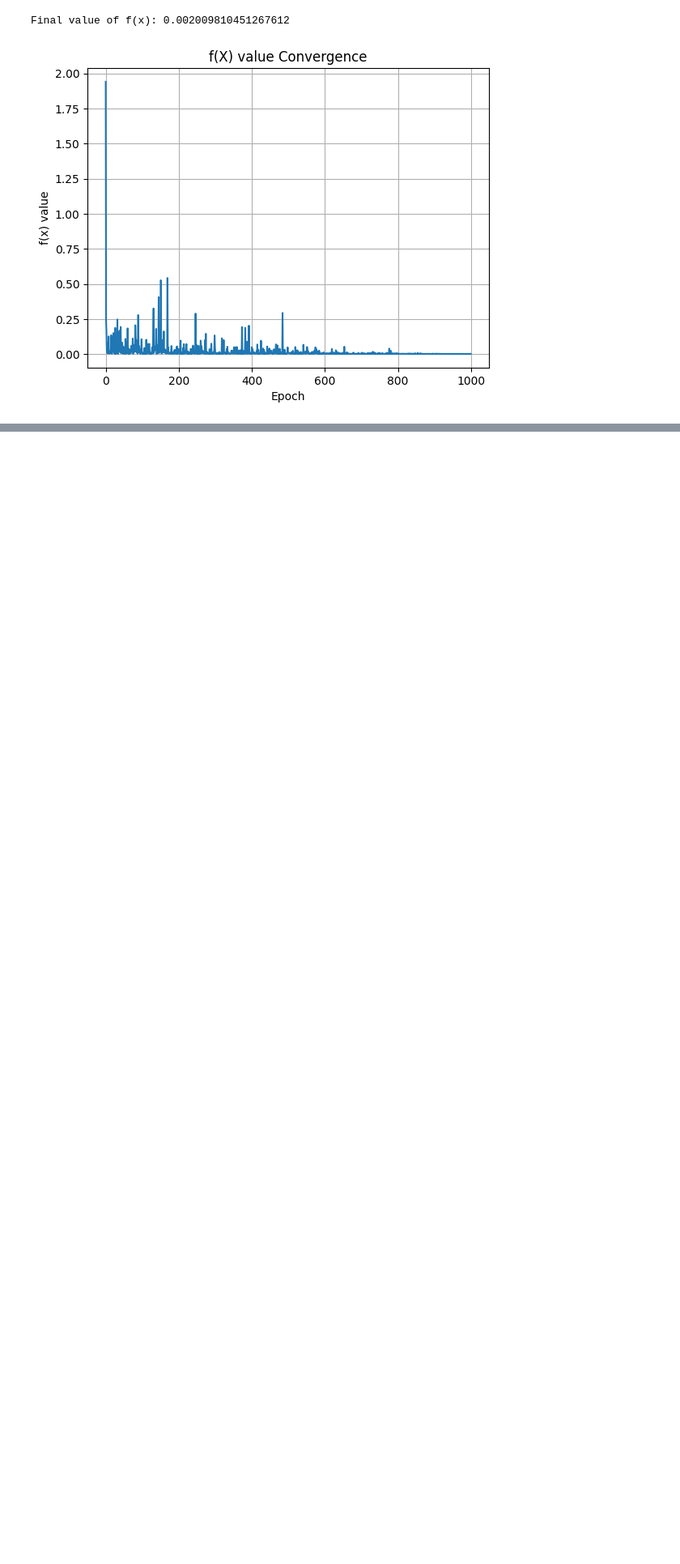
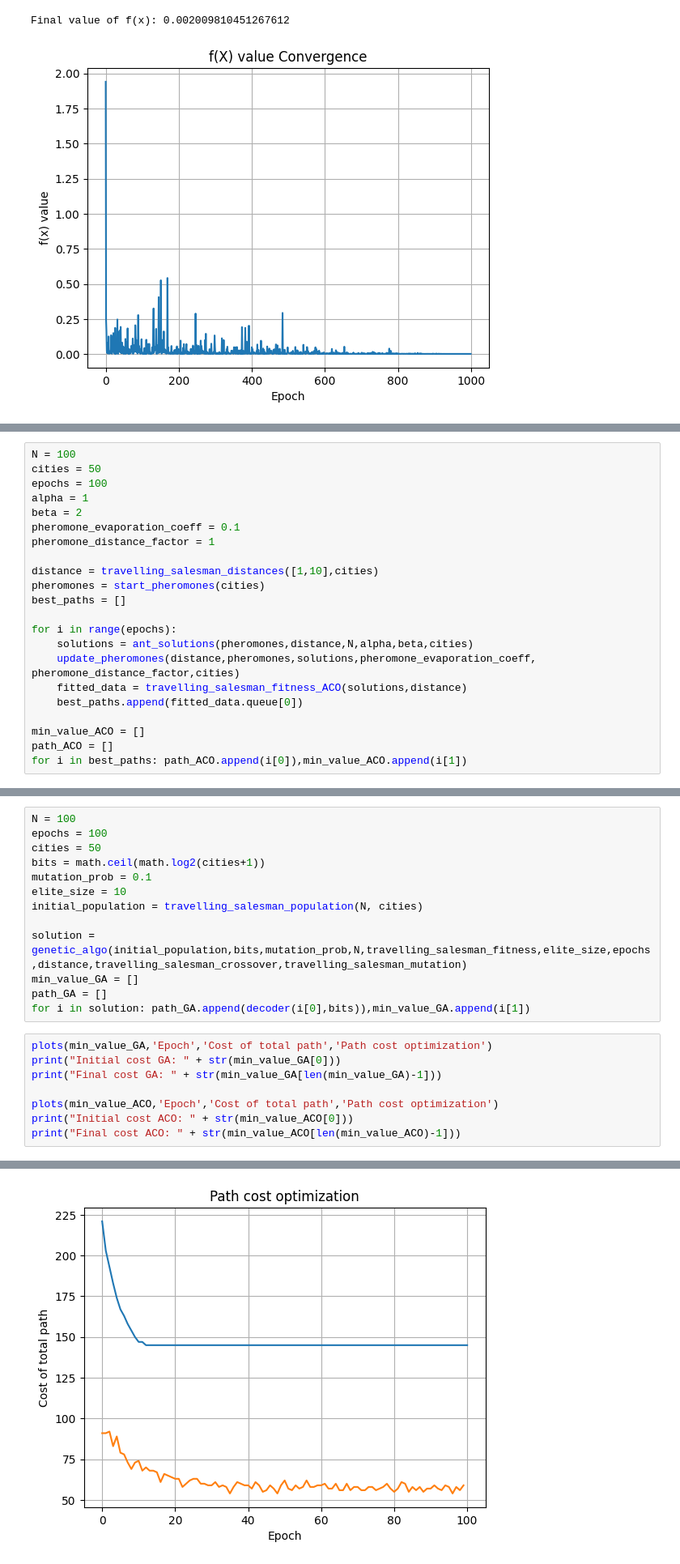
Before and after one commit to Gabeinstein/artificial_intelligence_fall23_gona, a Jupyter notebook: hw2/hw2.ipynb, the cells around one changed output, grey strips where cells are left out. Shown at 81% size. Drawn from its saved outputs; the diff is of its cells as text; blank space fills up the shorter version.

```diff
--- a/hw2/hw2.ipynb
+++ b/hw2/hw2.ipynb
@@ -1065,0 +1107,22 @@ Final value of f(x): 0.002009810451267612
+# %%
+N = 100
+cities = 50
+epochs = 100
+alpha = 1
+beta = 2
+pheromone_evaporation_coeff = 0.1
+pheromone_distance_factor = 1
+
+distance = travelling_salesman_distances([1,10],cities)
+pheromones = start_pheromones(cities)
+best_paths = []
+
+for i in range(epochs):
+    solutions = ant_solutions(pheromones,distance,N,alpha,beta,cities)
+    update_pheromones(distance,pheromones,solutions,pheromone_evaporation_coeff, pheromone_distance_factor,cities)
+    fitted_data = travelling_salesman_fitness_ACO(solutions,distance)
+    best_paths.append(fitted_data.queue[0])
+
+min_value_ACO = []
+path_ACO = []
+for i in best_paths: path_ACO.append(i[0]),min_value_ACO.append(i[1])
@@ -1065,0 +1131,22 @@ Final value of f(x): 0.002009810451267612
+# %%
+N = 100
+epochs = 100
+cities = 50
+bits = math.ceil(math.log2(cities+1))
+mutation_prob = 0.1
+elite_size = 10
+initial_population = travelling_salesman_population(N, cities)
+
+solution = genetic_algo(initial_population,bits,mutation_prob,N,travelling_salesman_fitness,elite_size,epochs,distance,travelling_salesman_crossover,travelling_salesman_mutation)
+min_value_GA = []
+path_GA = []
+for i in solution: path_GA.append(decoder(i[0],bits)),min_value_GA.append(i[1])
+# %%
+plots(min_value_GA,'Epoch','Cost of total path','Path cost optimization')
+print("Initial cost GA: " + str(min_value_GA[0]))
+print("Final cost GA: " + str(min_value_GA[len(min_value_GA)-1]))
+
+plots(min_value_ACO,'Epoch','Cost of total path','Path cost optimization')
+print("Initial cost ACO: " + str(min_value_ACO[0]))
+print("Final cost ACO: " + str(min_value_ACO[len(min_value_ACO)-1]))
+# %% [output]
@@ -1065,0 +1157 @@ Final value of f(x): 0.002009810451267612
+[figure, added]
```
Also changed, not shown: parts of 25 cells of this notebook, 1 other file.
